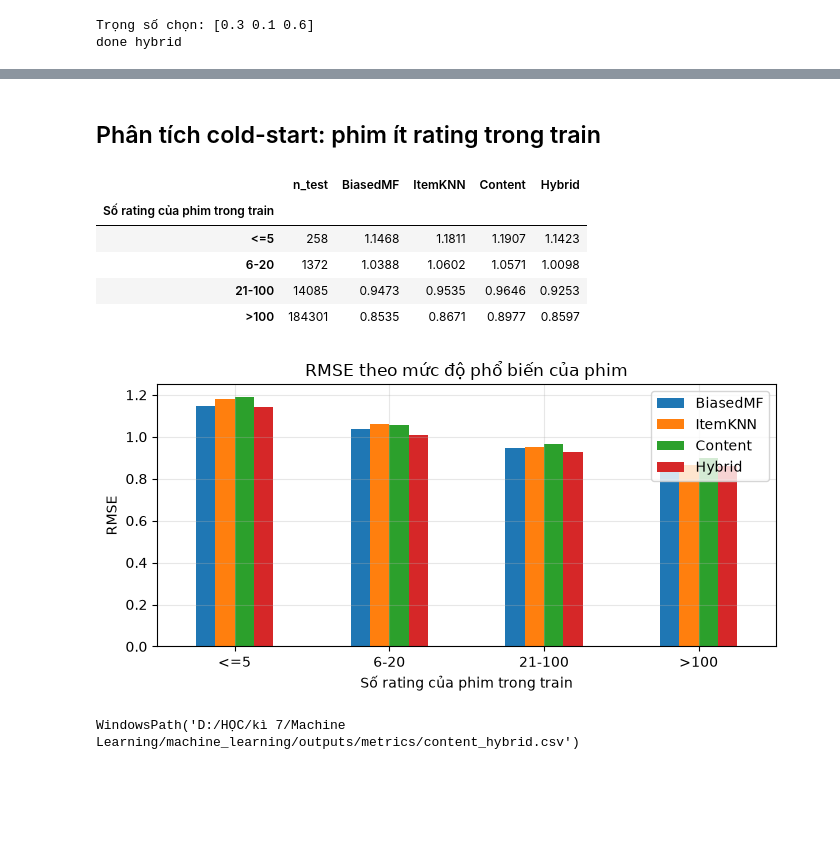
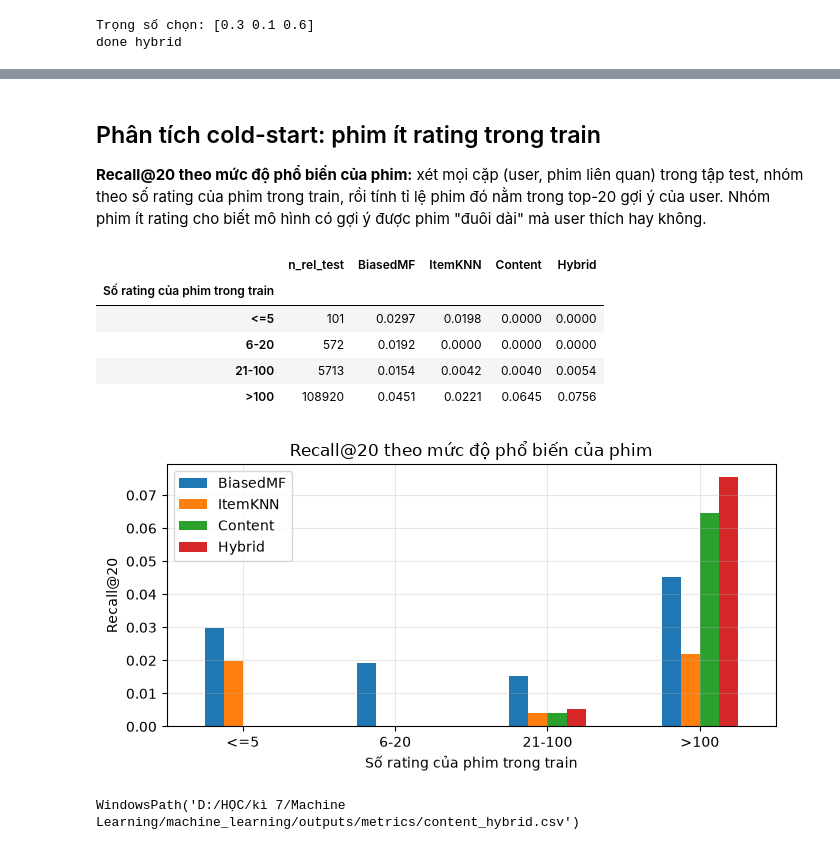
Before and after one commit to Sofia2060/machine_learning, a Jupyter notebook: notebooks/06_content_hybrid.ipynb, the cells around one changed output, grey strips where cells are left out. Cells and saved outputs as stored; diff of their text form; code cells hidden in the pictures; blank space fills up the shorter version.

```diff
--- a/notebooks/06_content_hybrid.ipynb
+++ b/notebooks/06_content_hybrid.ipynb
@@ -149,24 +148,41 @@ res[['Model', 'RMSE', 'MAE', 'Precision@10', 'Recall@10', 'NDCG@10', 'HitRate@10
 # %% [markdown]
 ## Phân tích cold-start: phim ít rating trong train
+
+**Recall@20 theo mức độ phổ biến của phim:** xét mọi cặp (user, phim liên quan) trong tập test, nhóm theo số rating của phim trong train, rồi tính tỉ lệ phim đó nằm trong top-20 gợi ý của user. Nhóm phim ít rating cho biết mô hình có gợi ý được phim "đuôi dài" mà user thích hay không.
 # %%
+from src.config import RELEVANT_RATING
+from src.evaluation.metrics import top_k_items
+
+K = 20
 cnt = exp.train.groupby("movie_id").size()
-test = exp.test.assign(n=exp.test.movie_id.map(cnt).fillna(0))
-bins = pd.cut(test.n, [-1, 5, 20, 100, 1e9], labels=["<=5", "6-20", "21-100", ">100"])
+rel = exp.test[exp.test.rating >= RELEVANT_RATING]
+bucket = pd.cut(rel.movie_id.map(cnt).fillna(0), [-1, 5, 20, 100, 1e9], labels=["<=5", "6-20", "21-100", ">100"])
+users = np.sort(exp.test.user_id.unique())
+uidx = np.array([exp.user2idx[u] for u in users])
+row_of = pd.Series(np.arange(len(users)), index=users)
+r, it = row_of[rel.user_id].to_numpy(), rel.movie_id.map(exp.item2idx).to_numpy()
+
+def recall_by_bucket(m):
+    top = top_k_items(m.score_matrix()[uidx], m.R[uidx], K)
+    hit = (top[r] == it[:, None]).any(axis=1)
+    return pd.Series(hit, index=rel.index).groupby(bucket, observed=True).mean()
+
 cmp = {"BiasedMF": final_parts[0], "ItemKNN": final_parts[1], "Content": final_parts[2], "Hybrid": hybrid}
-out = pd.DataFrame({k: test.groupby(bins, observed=True).apply(lambda g, m=m: rmse(g.rating, m.predict(g))) for k, m in cmp.items()})
-out.insert(0, "n_test", test.groupby(bins, observed=True).size()); out.index.name = "Số rating của phim trong train"
+out = pd.DataFrame({k: recall_by_bucket(m) for k, m in cmp.items()})
+out.insert(0, "n_rel_test", bucket.value_counts().reindex(out.index)); out.index.name = "Số rating của phim trong train"
 out.round(4)
 # %% [output]
-|  | n_test | BiasedMF | ItemKNN | Content | Hybrid |
+|  | n_rel_test | BiasedMF | ItemKNN | Content | Hybrid |
 | Số rating của phim trong train |  |  |  |  |  |
-| <=5 | 258 | 1.1468 | 1.1811 | 1.1907 | 1.1423 |
-| 6-20 | 1372 | 1.0388 | 1.0602 | 1.0571 | 1.0098 |
-| 21-100 | 14085 | 0.9473 | 0.9535 | 0.9646 | 0.9253 |
-| >100 | 184301 | 0.8535 | 0.8671 | 0.8977 | 0.8597 |
+| <=5 | 101 | 0.0297 | 0.0198 | 0.0000 | 0.0000 |
+| 6-20 | 572 | 0.0192 | 0.0000 | 0.0000 | 0.0000 |
+| 21-100 | 5713 | 0.0154 | 0.0042 | 0.0040 | 0.0054 |
+| >100 | 108920 | 0.0451 | 0.0221 | 0.0645 | 0.0756 |
 # %%
-out.drop(columns="n_test").plot.bar(rot=0, figsize=(7, 3.6), ylabel="RMSE", title="RMSE theo mức độ phổ biến của phim")
-plt.tight_layout(); plt.savefig(FIG / "cold_start_rmse.png"); plt.show()
+out.drop(columns="n_rel_test").plot.bar(rot=0, figsize=(7, 3.6), ylabel=f"Recall@{K}",
+                                        title=f"Recall@{K} theo mức độ phổ biến của phim")
+plt.tight_layout(); plt.savefig(FIG / "cold_start_recall.png"); plt.show()
 save_metrics(res.assign(Family=np.where(res.Model.str.startswith("Hybrid"), "Hybrid", "Content-based")), "content_hybrid")
 # %% [output]
-[figure, old version]
+[figure, new version]
 WindowsPath('D:/HỌC/kì 7/Machine Learning/machine_learning/outputs/metrics/content_hybrid.csv')
```
Also changed, not shown: parts of 4 cells of this notebook, 4 other files.
